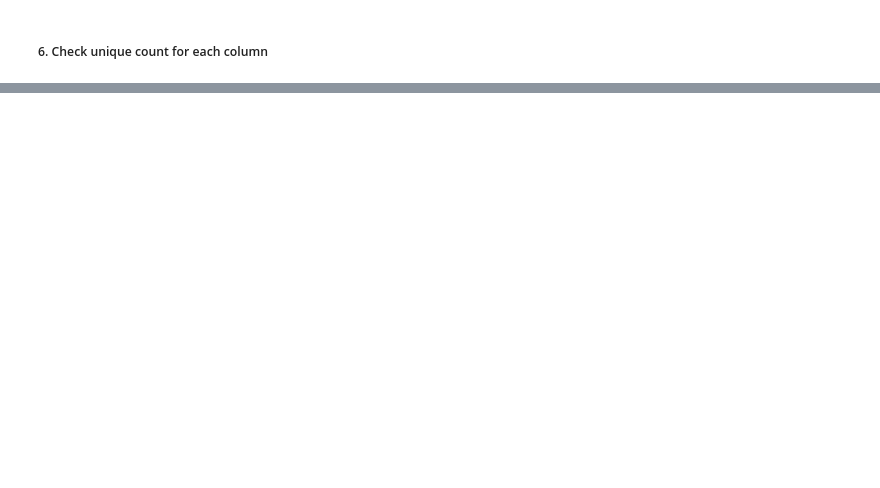
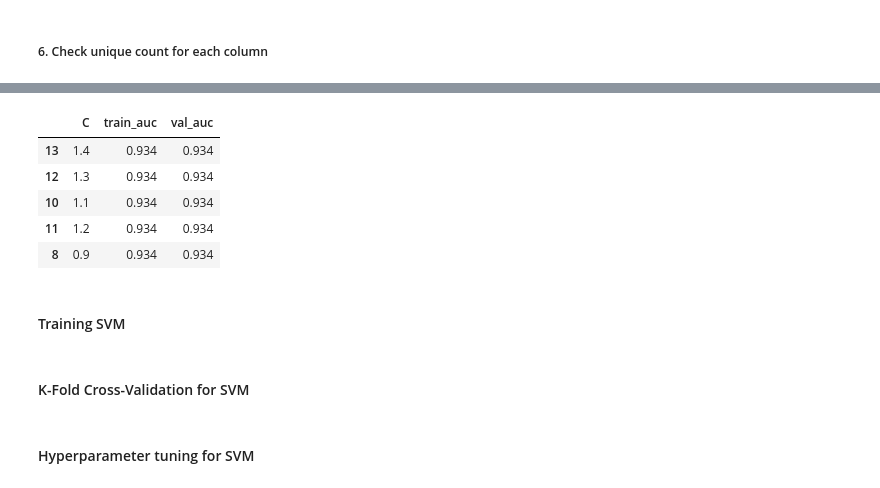
Before and after one commit to huanruizhang111/Machine-Learning-Zoomcamp-2025, a Jupyter notebook: Projects/Diabetes_Risk_Prediction/notebook.ipynb, the cells around one changed output, grey strips where cells are left out. Cells and saved outputs as stored; diff of their text form; code cells hidden in the pictures; blank space fills up the shorter version.

```diff
--- a/Projects/Diabetes_Risk_Prediction/notebook.ipynb
+++ b/Projects/Diabetes_Risk_Prediction/notebook.ipynb
@@ -124,0 +411,8 @@ dtype: int64
+# %%
+hyperparameters = np.arange(0.1, 3.1, 0.1)
+lr_auc_score_hyperparamters = []
+
+for c in hyperparameters:
+    kf_train_auc, kf_val_auc = k_fold_LogisticRegression_auc(df_train_full, categoricals, numericals, c=c)
+    lr_auc_score_hyperparamters.append([c, kf_train_auc, kf_val_auc])
+    print(f'Finished for C={c}')
@@ -124,0 +437,14 @@ dtype: int64
+# %%
+df_lr_auc_score_hyperparamters = pd.DataFrame(lr_auc_score_hyperparamters, columns=['C', 'train_auc', 'val_auc'])
+df_lr_auc_score_hyperparamters['train_auc'] = df_lr_auc_score_hyperparamters['train_auc'].apply(lambda x: np.mean(x))
+df_lr_auc_score_hyperparamters['val_auc'] = df_lr_auc_score_hyperparamters['val_auc'].apply(lambda x: np.mean(x))
+df_lr_auc_score_hyperparamters.sort_values(by='val_auc', ascending=False).head()
+# %% [output]
+|  | C | train_auc | val_auc |
+| 13 | 1.4 | 0.934 | 0.934 |
+| 12 | 1.3 | 0.934 | 0.934 |
+| 10 | 1.1 | 0.934 | 0.934 |
+| 11 | 1.2 | 0.934 | 0.934 |
+| 8 | 0.9 | 0.934 | 0.934 |
+# %% [markdown]
+#### Training SVM
@@ -124,0 +453,2 @@ dtype: int64
+# %% [markdown]
+#### K-Fold Cross-Validation for SVM
@@ -124,0 +496,2 @@ dtype: int64
+# %% [markdown]
+#### Hyperparameter tuning for SVM
```
Also changed, not shown: parts of 41 cells of this notebook.
